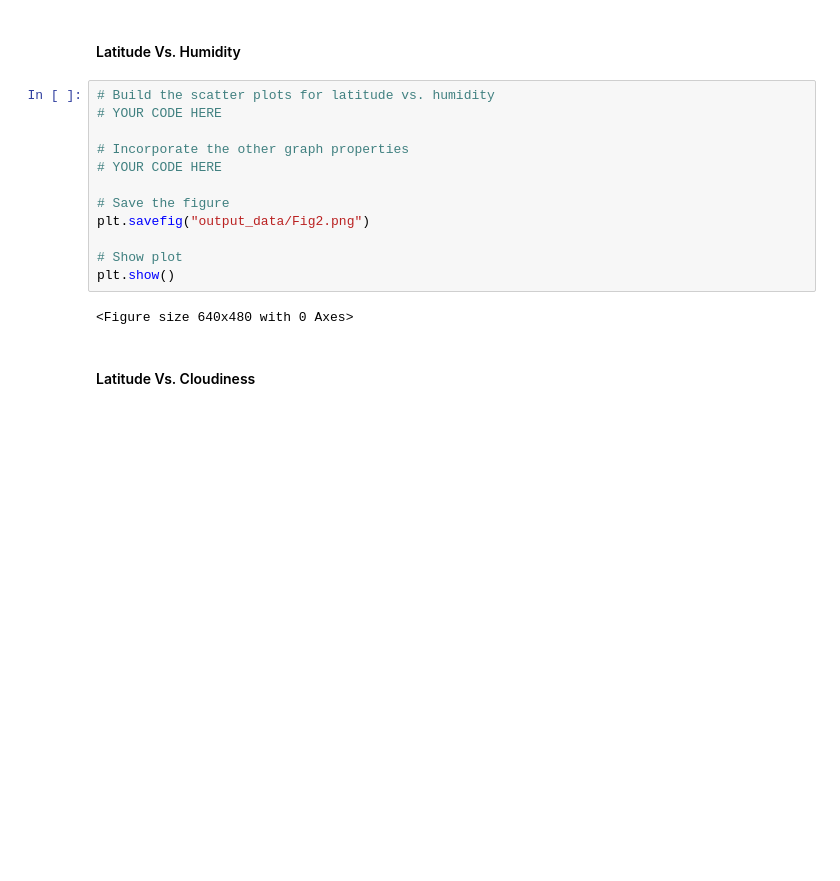
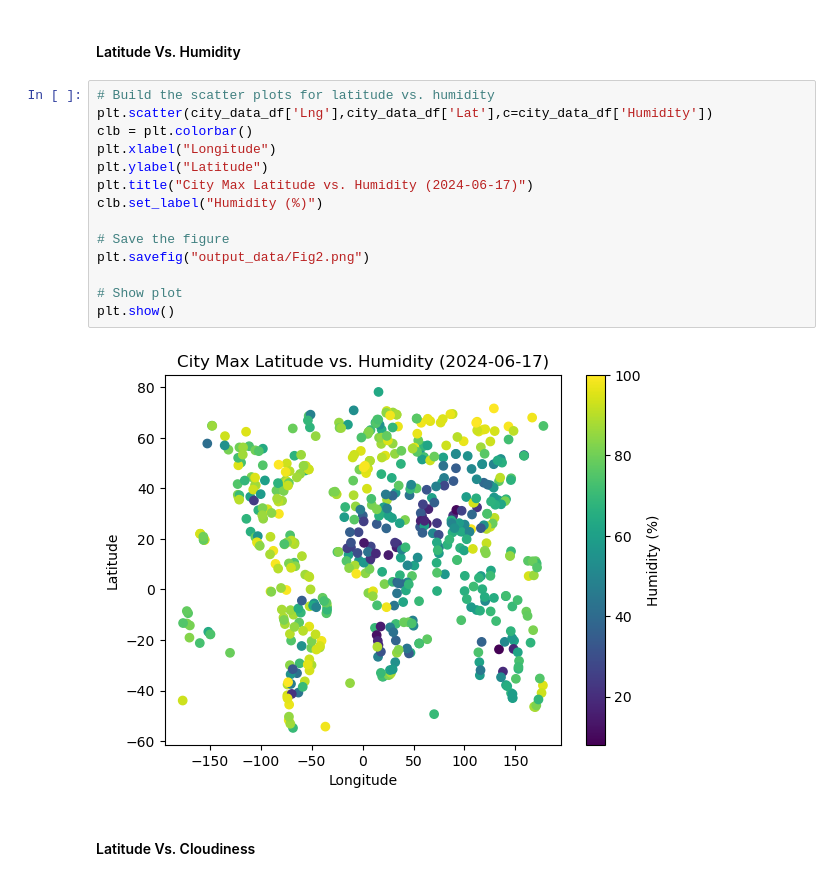
Before and after one commit to soniamoretti/6-python-api-challenge, a Jupyter notebook: weatherPy/WeatherPy.ipynb, the cells around one changed output. Cells and saved outputs as stored; diff of their text form; blank space fills up the shorter version.

```diff
--- a/weatherPy/WeatherPy.ipynb
+++ b/weatherPy/WeatherPy.ipynb
@@ -199,18 +220,20 @@ plt.show()
 #### Latitude Vs. Humidity
 # %%
 # Build the scatter plots for latitude vs. humidity
-# YOUR CODE HERE
-
-# Incorporate the other graph properties
-# YOUR CODE HERE
+plt.scatter(city_data_df['Lng'],city_data_df['Lat'],c=city_data_df['Humidity'])
+clb = plt.colorbar()
+plt.xlabel("Longitude")
+plt.ylabel("Latitude")
+plt.title("City Max Latitude vs. Humidity (2024-06-17)")
+clb.set_label("Humidity (%)")
 
 # Save the figure
 plt.savefig("output_data/Fig2.png")
 
 # Show plot
 plt.show()
 # %% [output]
-<Figure size 640x480 with 0 Axes>
+[figure, added]
 # %% [markdown]
 #### Latitude Vs. Cloudiness
 # %%
```
Also changed, not shown: parts of 26 cells of this notebook.
